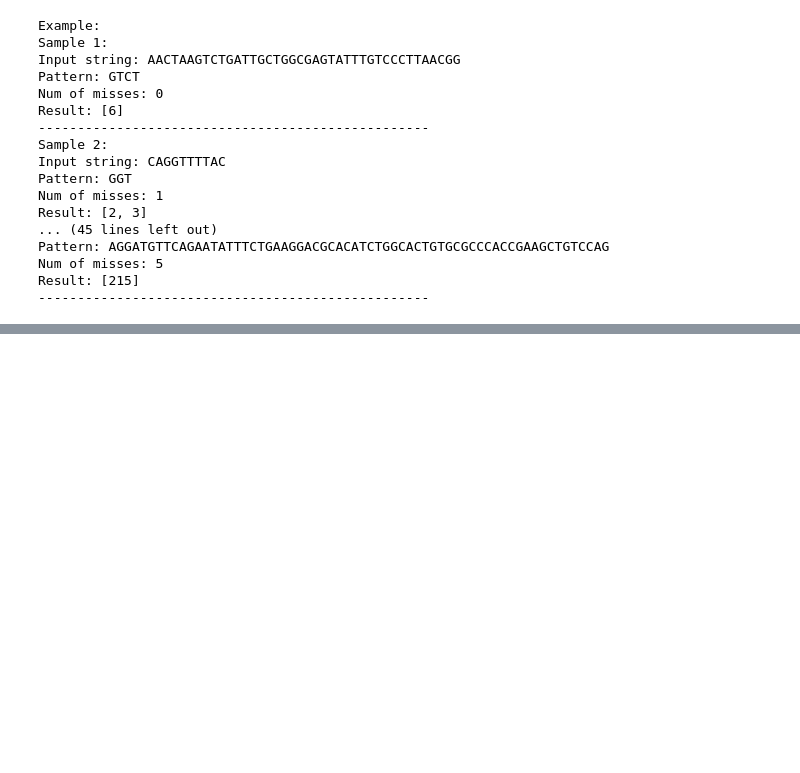
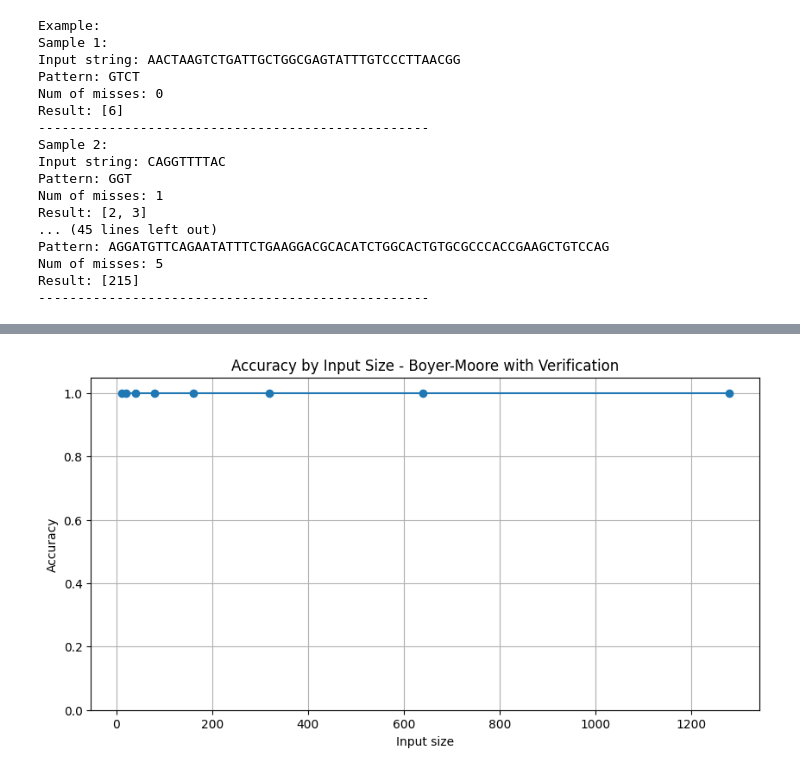
Before and after one commit to ntrThanh/dna-matching, a Jupyter notebook: experiments/ntthanh/experiment.ipynb, the cells around one changed output, grey strips where cells are left out. Saved outputs shown, nothing was run; the diff lists cells and outputs as text; code cells hidden in the pictures; blank space fills up the shorter version.

```diff
--- a/experiments/ntthanh/experiment.ipynb
+++ b/experiments/ntthanh/experiment.ipynb
@@ -90,0 +308,11 @@ Result: [215]
+# %%
+plt.figure(figsize=(10, 5))
+plt.plot(summary["input_size"], summary["accuracy"], marker="o")
+plt.xlabel("Input size")
+plt.ylabel("Accuracy")
+plt.title(f"Accuracy by Input Size - {algo.name}")
+plt.ylim(0, 1.05)
+plt.grid(True)
+plt.show()
+# %% [output]
+[figure, added]
```
Also changed, not shown: parts of 11 cells of this notebook, 1 other file.
